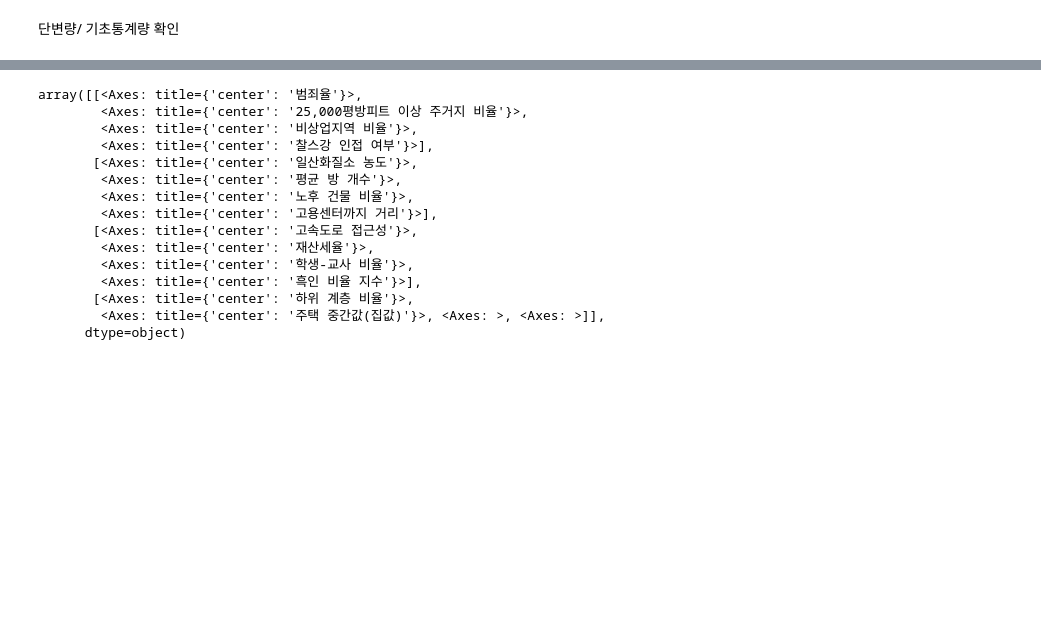
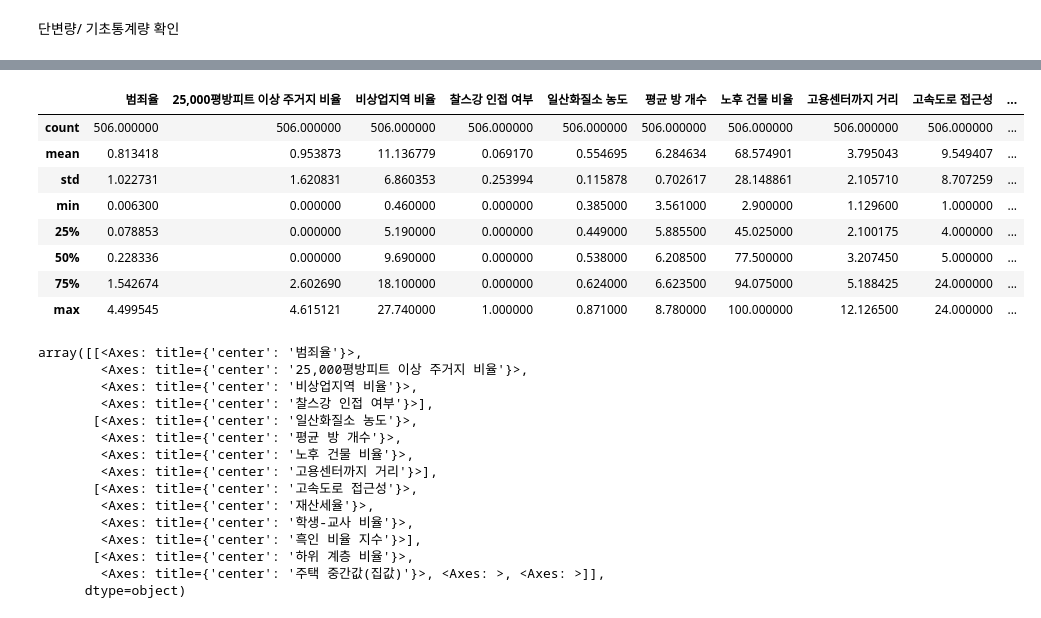
Before and after one commit to agooun-sudo/Gwanggu-ai-academy-park, a Jupyter notebook: 02.프로젝트/02.-프로젝트-데이터분석-탐색적분석(EDA)-보스턴_집값.ipynb, the cells around one changed output, grey strips where cells are left out. Drawn from its saved outputs; the diff is of its cells as text; code cells hidden in the pictures; blank space fills up the shorter version.

```diff
--- a/02.프로젝트/02.-프로젝트-데이터분석-탐색적분석(EDA)-보스턴_집값.ipynb
+++ b/02.프로젝트/02.-프로젝트-데이터분석-탐색적분석(EDA)-보스턴_집값.ipynb
@@ -173,3 +206,15 @@ df["방개수등급"] = pd.cut(
+# %%
+df.describe()
+# %% [output]
+|  | 범죄율 | 25,000평방피트 이상 주거지 비율 | 비상업지역 비율 | 찰스강 인접 여부 | 일산화질소 농도 | 평균 방 개수 | 노후 건물 비율 | 고용센터까지 거리 | 고속도로 접근성 | ... |
+| count | 506.000000 | 506.000000 | 506.000000 | 506.000000 | 506.000000 | 506.000000 | 506.000000 | 506.000000 | 506.000000 | ... |
+| mean | 0.813418 | 0.953873 | 11.136779 | 0.069170 | 0.554695 | 6.284634 | 68.574901 | 3.795043 | 9.549407 | ... |
+| std | 1.022731 | 1.620831 | 6.860353 | 0.253994 | 0.115878 | 0.702617 | 28.148861 | 2.105710 | 8.707259 | ... |
+| min | 0.006300 | 0.000000 | 0.460000 | 0.000000 | 0.385000 | 3.561000 | 2.900000 | 1.129600 | 1.000000 | ... |
+| 25% | 0.078853 | 0.000000 | 5.190000 | 0.000000 | 0.449000 | 5.885500 | 45.025000 | 2.100175 | 4.000000 | ... |
+| 50% | 0.228336 | 0.000000 | 9.690000 | 0.000000 | 0.538000 | 6.208500 | 77.500000 | 3.207450 | 5.000000 | ... |
+| 75% | 1.542674 | 2.602690 | 18.100000 | 0.000000 | 0.624000 | 6.623500 | 94.075000 | 5.188425 | 24.000000 | ... |
+| max | 4.499545 | 4.615121 | 27.740000 | 1.000000 | 0.871000 | 8.780000 | 100.000000 | 12.126500 | 24.000000 | ... |
 # %%
 
 df.hist(figsize=(15, 15), bins=30)
```
Also changed, not shown: parts of 10 cells of this notebook.
